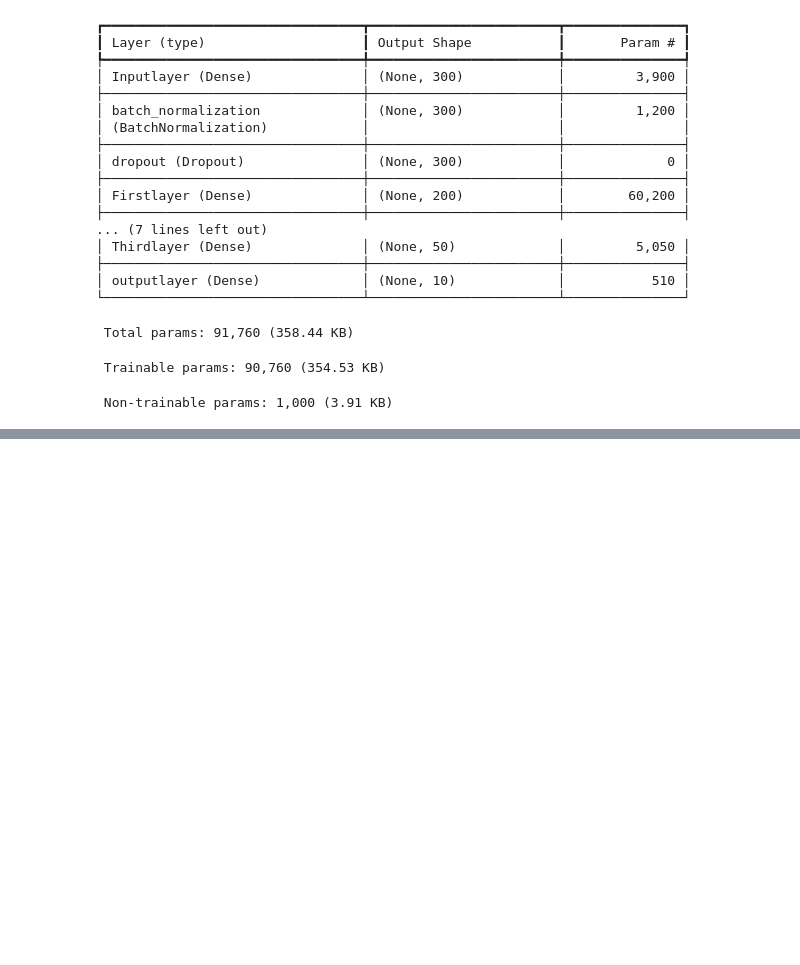
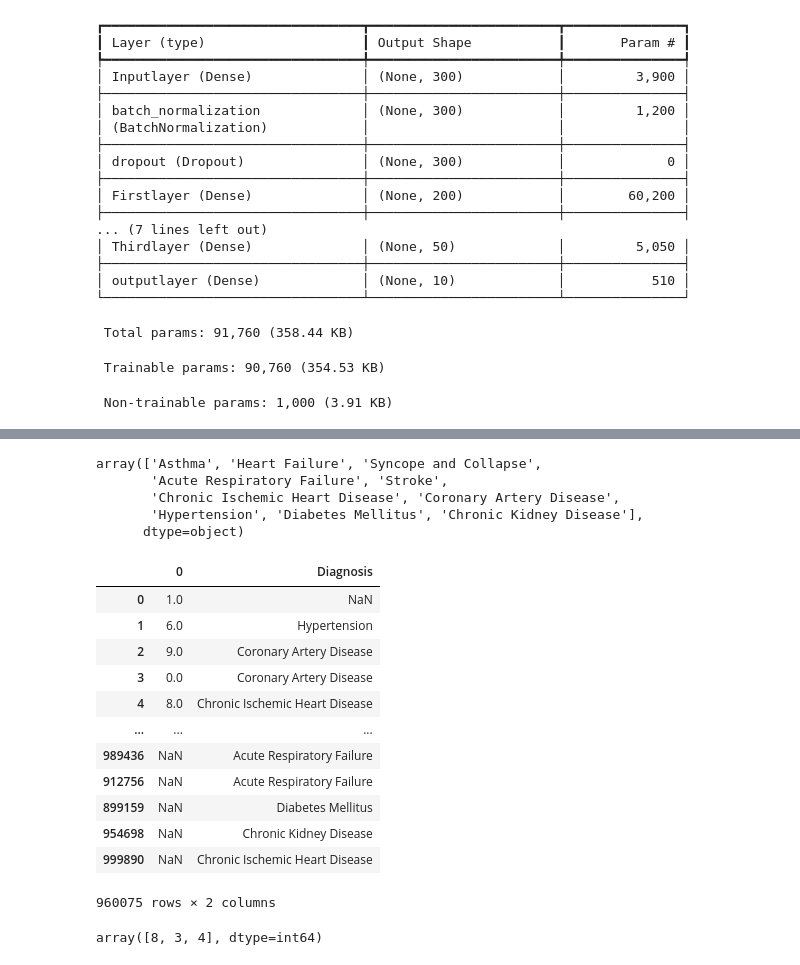
Before and after one commit to Abhishek4209/disease-prediction-using-mimic-3, a Jupyter notebook: notebook/ANN_MODEL.ipynb, the cells around one changed output, grey strips where cells are left out. Drawn from its saved outputs; the diff is of its cells as text; code cells hidden in the pictures; blank space fills up the shorter version.

```diff
--- a/notebook/ANN_MODEL.ipynb
+++ b/notebook/ANN_MODEL.ipynb
@@ -252,0 +305,28 @@ model.get_metrics_result()
+# %%
+Y_train.unique()
+# %% [output]
+array(['Asthma', 'Heart Failure', 'Syncope and Collapse',
+       'Acute Respiratory Failure', 'Stroke',
+       'Chronic Ischemic Heart Disease', 'Coronary Artery Disease',
+       'Hypertension', 'Diabetes Mellitus', 'Chronic Kidney Disease'],
+      dtype=object)
+# %%
+pd.concat([pd.DataFrame(y_train),pd.DataFrame(Y_train)],axis=1)
+# %% [output]
+|  | 0 | Diagnosis |
+| 0 | 1.0 | NaN |
+| 1 | 6.0 | Hypertension |
+| 2 | 9.0 | Coronary Artery Disease |
+| 3 | 0.0 | Coronary Artery Disease |
+| 4 | 8.0 | Chronic Ischemic Heart Disease |
+| ... | ... | ... |
+| 989436 | NaN | Acute Respiratory Failure |
+| 912756 | NaN | Acute Respiratory Failure |
+| 899159 | NaN | Diabetes Mellitus |
+| 954698 | NaN | Chronic Kidney Disease |
+| 999890 | NaN | Chronic Ischemic Heart Disease |
+960075 rows × 2 columns
+# %%
+print("predict class")
+# %% [output]
+array([8, 3, 4], dtype=int64)
```
Also changed, not shown: parts of 14 cells of this notebook, 25 other files.
